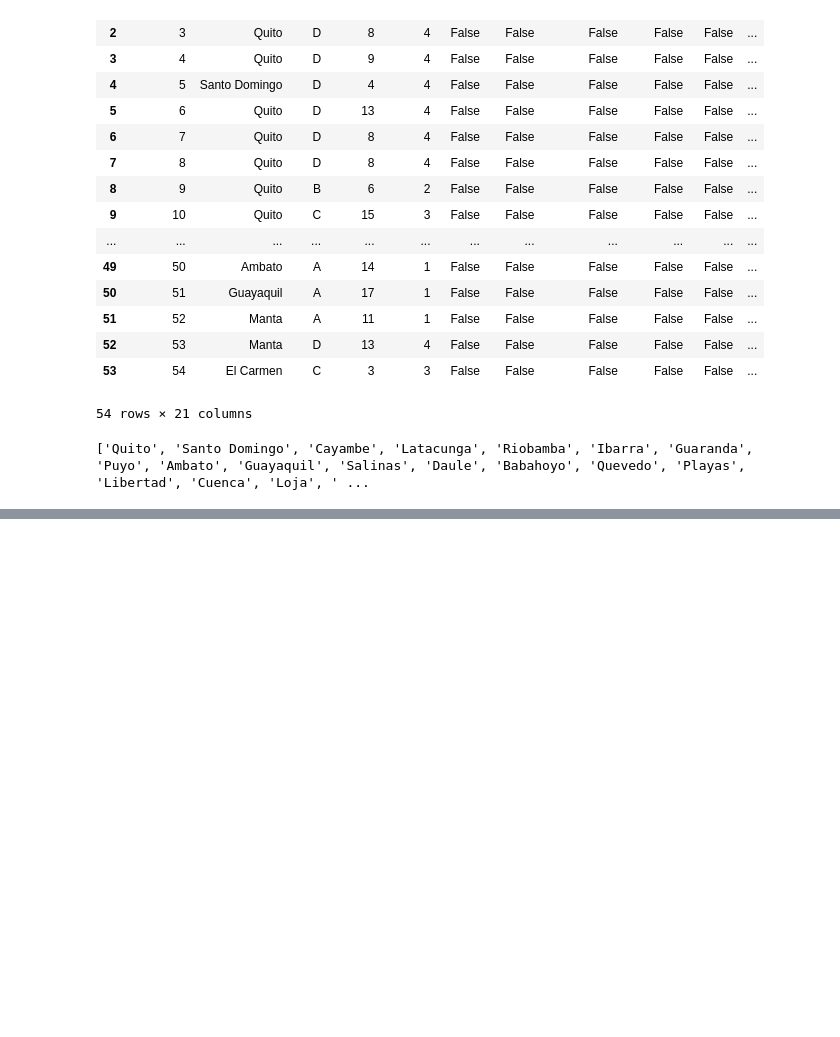
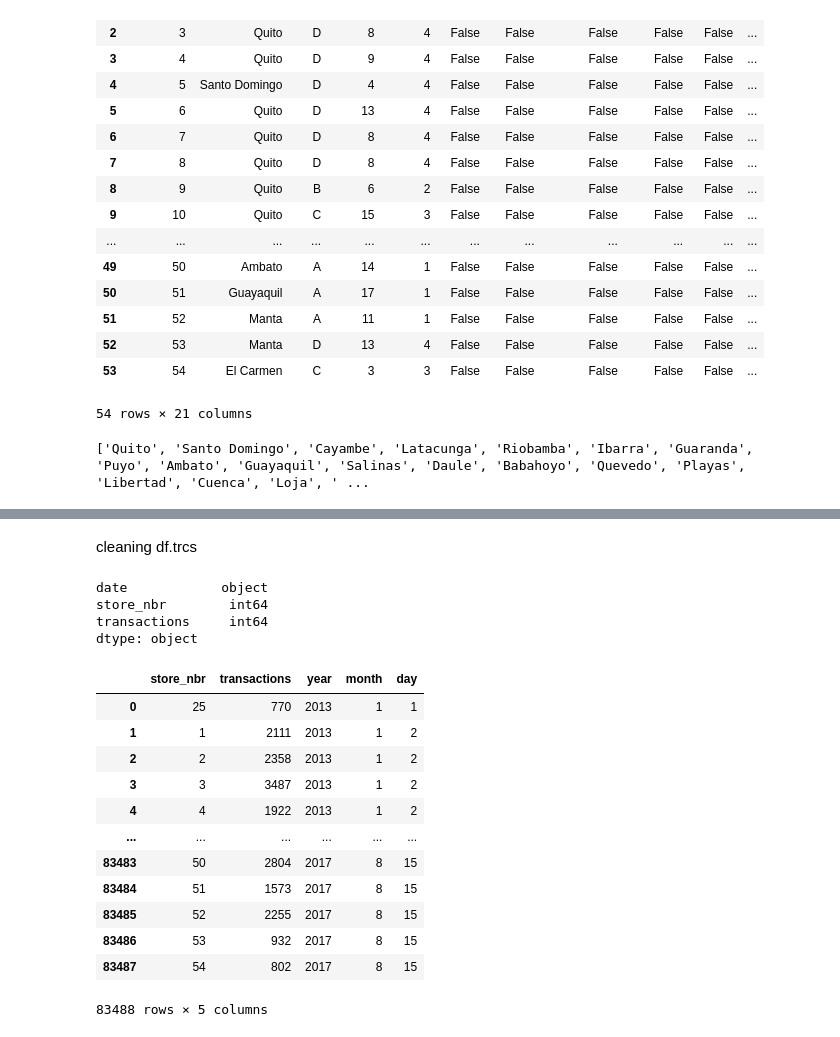
Before and after one commit to rbrox/IBM-dataSci, a Jupyter notebook: ProfitProMax/train_oil_store.ipynb, the cells around one changed output, grey strips where cells are left out. Cells and saved outputs as stored; diff of their text form; code cells hidden in the pictures; blank space fills up the shorter version.

```diff
--- a/ProfitProMax/train_oil_store.ipynb
+++ b/ProfitProMax/train_oil_store.ipynb
@@ -140,0 +161,31 @@ df_store.drop('type', inplace=True, axis=1)
+# %% [markdown]
+cleaning df.trcs
+# %%
+df_trcs.dtypes
+# %% [output]
+date            object
+store_nbr        int64
+transactions     int64
+dtype: object
+# %%
+df_trcs['date'] = pd.to_datetime(df_trcs['date'])
+df_trcs['year'] = df_trcs['date'].dt.year
+df_trcs['month'] = df_trcs['date'].dt.month
+df_trcs['day'] = df_trcs['date'].dt.day
+# %%
+df_trcs.drop('date', axis=1, inplace=True)
+df_trcs
+# %% [output]
+|  | store_nbr | transactions | year | month | day |
+| 0 | 25 | 770 | 2013 | 1 | 1 |
+| 1 | 1 | 2111 | 2013 | 1 | 2 |
+| 2 | 2 | 2358 | 2013 | 1 | 2 |
+| 3 | 3 | 3487 | 2013 | 1 | 2 |
+| 4 | 4 | 1922 | 2013 | 1 | 2 |
+| ... | ... | ... | ... | ... | ... |
+| 83483 | 50 | 2804 | 2017 | 8 | 15 |
+| 83484 | 51 | 1573 | 2017 | 8 | 15 |
+| 83485 | 52 | 2255 | 2017 | 8 | 15 |
+| 83486 | 53 | 932 | 2017 | 8 | 15 |
+| 83487 | 54 | 802 | 2017 | 8 | 15 |
+83488 rows × 5 columns
```
Also changed, not shown: parts of 5 cells of this notebook, 1 other file.
